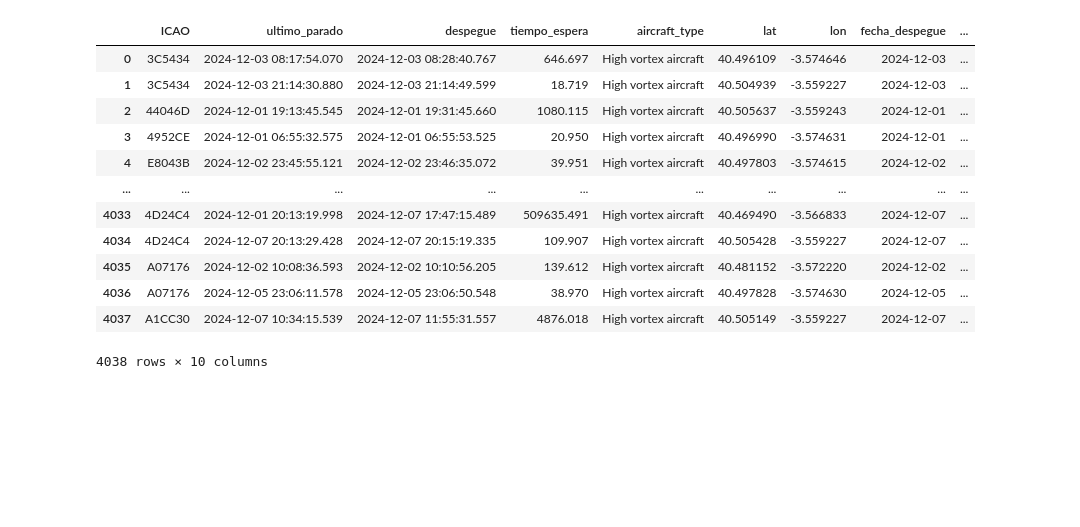
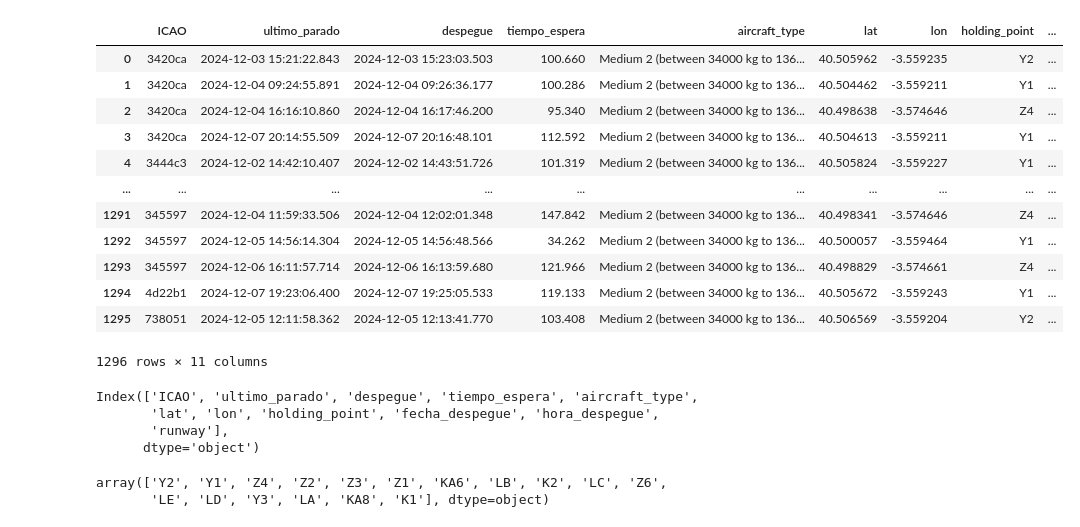
Before and after one commit to artemvarucm/PD2, a Jupyter notebook: src/modelado/preprocesamiento.ipynb, the cells around one changed output. Drawn from its saved outputs; the diff is of its cells as text; code cells hidden in the pictures; blank space fills up the shorter version.

```diff
--- a/src/modelado/preprocesamiento.ipynb
+++ b/src/modelado/preprocesamiento.ipynb
@@ -1,20 +1,27 @@
 # %%
 #import dask.dataframe as dd
 import pandas as pd
 from sklearn.preprocessing import StandardScaler,OneHotEncoder
-df = pd.read_csv("/Users/hamzatriki/3ºProyectoDeDatos2/PD2/data/ex1/eventos_espera_semana_antiguo.txt", delimiter=",")
+df = pd.read_csv("/Users/hamzatriki/3ºProyectoDeDatos2/PD2/data/ex1/eventos_espera_semana_nuevo.csv", delimiter=",")
 df
 # %% [output]
-|  | ICAO | ultimo_parado | despegue | tiempo_espera | aircraft_type | lat | lon | fecha_despegue | ... |
-| 0 | 3C5434 | 2024-12-03 08:17:54.070 | 2024-12-03 08:28:40.767 | 646.697 | High vortex aircraft | 40.496109 | -3.574646 | 2024-12-03 | ... |
-| 1 | 3C5434 | 2024-12-03 21:14:30.880 | 2024-12-03 21:14:49.599 | 18.719 | High vortex aircraft | 40.504939 | -3.559227 | 2024-12-03 | ... |
-| 2 | 44046D | 2024-12-01 19:13:45.545 | 2024-12-01 19:31:45.660 | 1080.115 | High vortex aircraft | 40.505637 | -3.559243 | 2024-12-01 | ... |
-| 3 | 4952CE | 2024-12-01 06:55:32.575 | 2024-12-01 06:55:53.525 | 20.950 | High vortex aircraft | 40.496990 | -3.574631 | 2024-12-01 | ... |
-| 4 | E8043B | 2024-12-02 23:45:55.121 | 2024-12-02 23:46:35.072 | 39.951 | High vortex aircraft | 40.497803 | -3.574615 | 2024-12-02 | ... |
+|  | ICAO | ultimo_parado | despegue | tiempo_espera | aircraft_type | lat | lon | holding_point | ... |
+| 0 | 3420ca | 2024-12-03 15:21:22.843 | 2024-12-03 15:23:03.503 | 100.660 | Medium 2 (between 34000 kg to 136... | 40.505962 | -3.559235 | Y2 | ... |
+| 1 | 3420ca | 2024-12-04 09:24:55.891 | 2024-12-04 09:26:36.177 | 100.286 | Medium 2 (between 34000 kg to 136... | 40.504462 | -3.559211 | Y1 | ... |
+| 2 | 3420ca | 2024-12-04 16:16:10.860 | 2024-12-04 16:17:46.200 | 95.340 | Medium 2 (between 34000 kg to 136... | 40.498638 | -3.574646 | Z4 | ... |
+| 3 | 3420ca | 2024-12-07 20:14:55.509 | 2024-12-07 20:16:48.101 | 112.592 | Medium 2 (between 34000 kg to 136... | 40.504613 | -3.559211 | Y1 | ... |
+| 4 | 3444c3 | 2024-12-02 14:42:10.407 | 2024-12-02 14:43:51.726 | 101.319 | Medium 2 (between 34000 kg to 136... | 40.505824 | -3.559227 | Y1 | ... |
 | ... | ... | ... | ... | ... | ... | ... | ... | ... | ... |
-| 4033 | 4D24C4 | 2024-12-01 20:13:19.998 | 2024-12-07 17:47:15.489 | 509635.491 | High vortex aircraft | 40.469490 | -3.566833 | 2024-12-07 | ... |
-| 4034 | 4D24C4 | 2024-12-07 20:13:29.428 | 2024-12-07 20:15:19.335 | 109.907 | High vortex aircraft | 40.505428 | -3.559227 | 2024-12-07 | ... |
-| 4035 | A07176 | 2024-12-02 10:08:36.593 | 2024-12-02 10:10:56.205 | 139.612 | High vortex aircraft | 40.481152 | -3.572220 | 2024-12-02 | ... |
-| 4036 | A07176 | 2024-12-05 23:06:11.578 | 2024-12-05 23:06:50.548 | 38.970 | High vortex aircraft | 40.497828 | -3.574630 | 2024-12-05 | ... |
-| 4037 | A1CC30 | 2024-12-07 10:34:15.539 | 2024-12-07 11:55:31.557 | 4876.018 | High vortex aircraft | 40.505149 | -3.559227 | 2024-12-07 | ... |
+| 1291 | 345597 | 2024-12-04 11:59:33.506 | 2024-12-04 12:02:01.348 | 147.842 | Medium 2 (between 34000 kg to 136... | 40.498341 | -3.574646 | Z4 | ... |
+| 1292 | 345597 | 2024-12-05 14:56:14.304 | 2024-12-05 14:56:48.566 | 34.262 | Medium 2 (between 34000 kg to 136... | 40.500057 | -3.559464 | Y1 | ... |
+| 1293 | 345597 | 2024-12-06 16:11:57.714 | 2024-12-06 16:13:59.680 | 121.966 | Medium 2 (between 34000 kg to 136... | 40.498829 | -3.574661 | Z4 | ... |
+| 1294 | 4d22b1 | 2024-12-07 19:23:06.400 | 2024-12-07 19:25:05.533 | 119.133 | Medium 2 (between 34000 kg to 136... | 40.505672 | -3.559243 | Y1 | ... |
+| 1295 | 738051 | 2024-12-05 12:11:58.362 | 2024-12-05 12:13:41.770 | 103.408 | Medium 2 (between 34000 kg to 136... | 40.506569 | -3.559204 | Y2 | ... |
-4038 rows × 10 columns
+1296 rows × 11 columns
+# %%
+df.columns
+# %% [output]
+Index(['ICAO', 'ultimo_parado', 'despegue', 'tiempo_espera', 'aircraft_type',
+       'lat', 'lon', 'holding_point', 'fecha_despegue', 'hora_despegue',
+       'runway'],
+      dtype='object')
@@ -21,3 +30,8 @@ df
+# %%
+df["holding_point"].unique()
+# %% [output]
+array(['Y2', 'Y1', 'Z4', 'Z2', 'Z3', 'Z1', 'KA6', 'LB', 'K2', 'LC', 'Z6',
+       'LE', 'LD', 'Y3', 'LA', 'KA8', 'K1'], dtype=object)
 # %%
 df.dtypes
 # %% [output]
```
Also changed, not shown: parts of 16 cells of this notebook.
